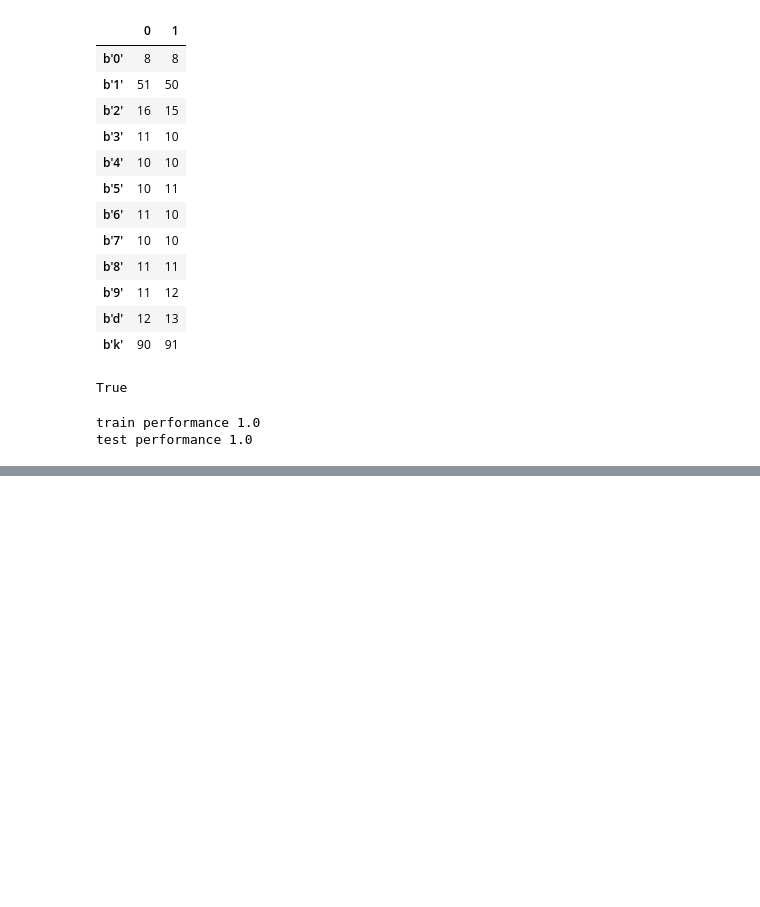
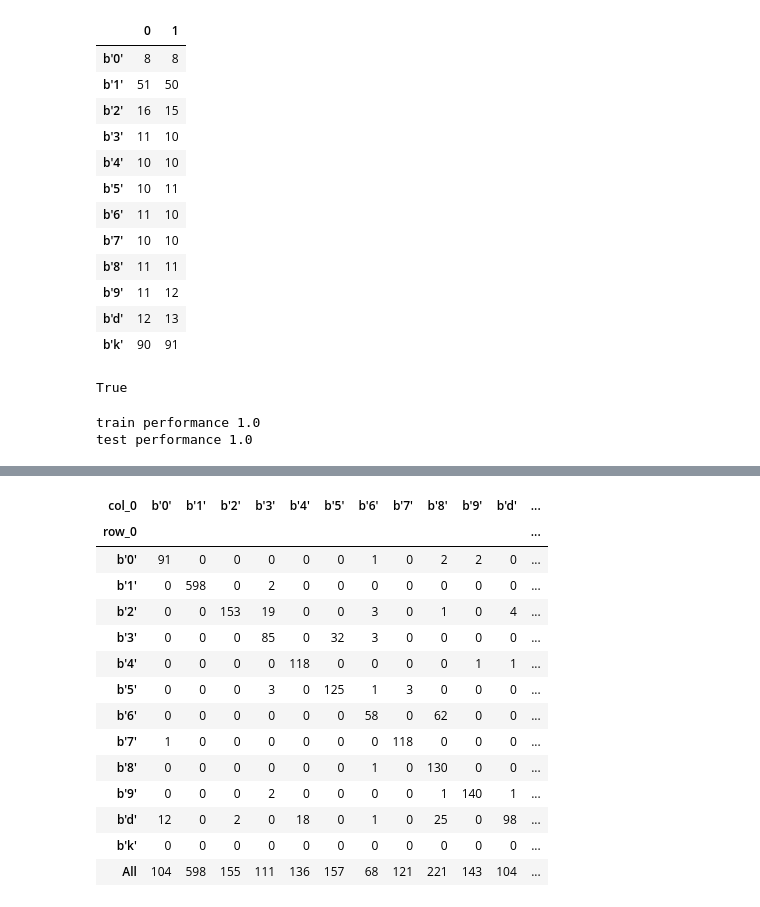
Before and after one commit to kota7/kgschart, a Jupyter notebook: models/1d-model_label_data.ipynb, the cells around one changed output, grey strips where cells are left out. Drawn from its saved outputs; the diff is of its cells as text; code cells hidden in the pictures; blank space fills up the shorter version.

```diff
--- a/models/1d-model_label_data.ipynb
+++ b/models/1d-model_label_data.ipynb
@@ -96,0 +149,18 @@ random_plot(X_test, Y_test, pred)
+# %%
+pd.crosstab(pd.Series(Y_test_gen), pd.Series(pred), margins=True)
+# %% [output]
+| col_0 | b'0' | b'1' | b'2' | b'3' | b'4' | b'5' | b'6' | b'7' | b'8' | b'9' | b'd' | ... |
+| row_0 |  |  |  |  |  |  |  |  |  |  |  | ... |
+| b'0' | 91 | 0 | 0 | 0 | 0 | 0 | 1 | 0 | 2 | 2 | 0 | ... |
+| b'1' | 0 | 598 | 0 | 2 | 0 | 0 | 0 | 0 | 0 | 0 | 0 | ... |
+| b'2' | 0 | 0 | 153 | 19 | 0 | 0 | 3 | 0 | 1 | 0 | 4 | ... |
+| b'3' | 0 | 0 | 0 | 85 | 0 | 32 | 3 | 0 | 0 | 0 | 0 | ... |
+| b'4' | 0 | 0 | 0 | 0 | 118 | 0 | 0 | 0 | 0 | 1 | 1 | ... |
+| b'5' | 0 | 0 | 0 | 3 | 0 | 125 | 1 | 3 | 0 | 0 | 0 | ... |
+| b'6' | 0 | 0 | 0 | 0 | 0 | 0 | 58 | 0 | 62 | 0 | 0 | ... |
+| b'7' | 1 | 0 | 0 | 0 | 0 | 0 | 0 | 118 | 0 | 0 | 0 | ... |
+| b'8' | 0 | 0 | 0 | 0 | 0 | 0 | 1 | 0 | 130 | 0 | 0 | ... |
+| b'9' | 0 | 0 | 0 | 2 | 0 | 0 | 0 | 0 | 1 | 140 | 1 | ... |
+| b'd' | 12 | 0 | 2 | 0 | 18 | 0 | 1 | 0 | 25 | 0 | 98 | ... |
+| b'k' | 0 | 0 | 0 | 0 | 0 | 0 | 0 | 0 | 0 | 0 | 0 | ... |
+| All | 104 | 598 | 155 | 111 | 136 | 157 | 68 | 121 | 221 | 143 | 104 | ... |
```
Also changed, not shown: parts of 7 cells of this notebook.
